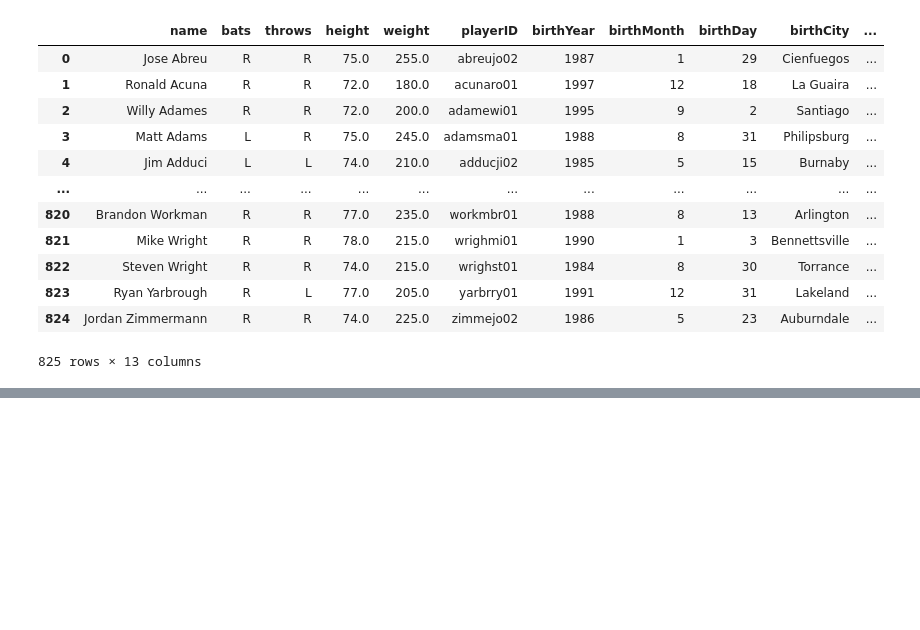
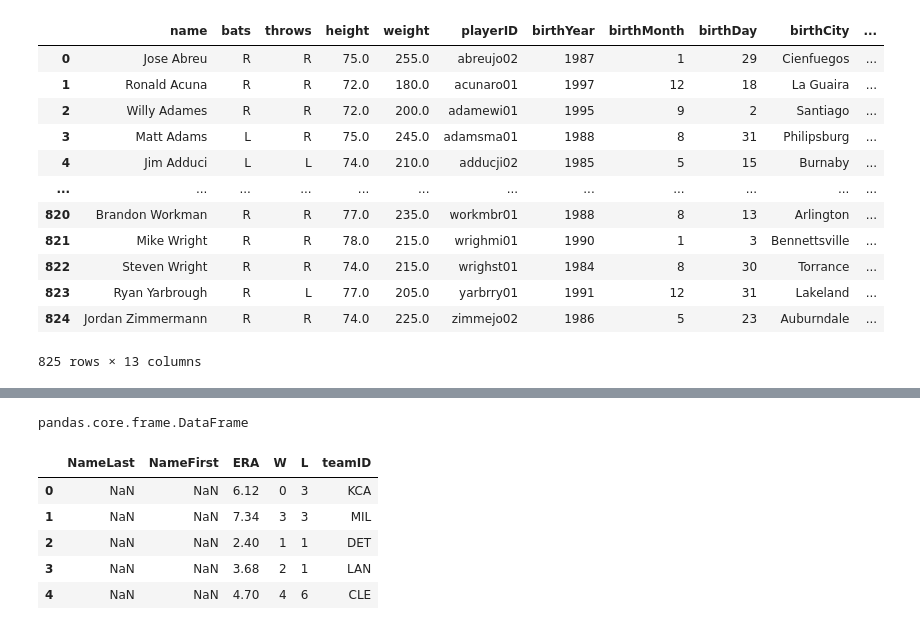
Before and after one commit to dowonh9599/everything-python, a Jupyter notebook: 06-pandas/01-introduction.ipynb, the cells around one changed output, grey strips where cells are left out. Drawn from its saved outputs; the diff is of its cells as text; code cells hidden in the pictures; blank space fills up the shorter version.

Commit message:
pandas dfp

```diff
--- a/06-pandas/01-introduction.ipynb
+++ b/06-pandas/01-introduction.ipynb
@@ -649,0 +657,17 @@ player_data_personal
+# %%
+type(dfp)
+# %% [output]
+pandas.core.frame.DataFrame
+# %%
+columns = ["nameFirst", "nameLast",	"W",	"L", "ERA", "teamID"]
+dfp_simple = dfp[columns].head()
+
+dfp_simple = pd.DataFrame(dfp_simple, columns=['NameLast', 'NameFirst', 'ERA', 'W', 'L', 'teamID'])
+dfp_simple
+# %% [output]
+|  | NameLast | NameFirst | ERA | W | L | teamID |
+| 0 | NaN | NaN | 6.12 | 0 | 3 | KCA |
+| 1 | NaN | NaN | 7.34 | 3 | 3 | MIL |
+| 2 | NaN | NaN | 2.40 | 1 | 1 | DET |
+| 3 | NaN | NaN | 3.68 | 2 | 1 | LAN |
+| 4 | NaN | NaN | 4.70 | 4 | 6 | CLE |
```
Also changed, not shown: parts of 5 cells of this notebook.
